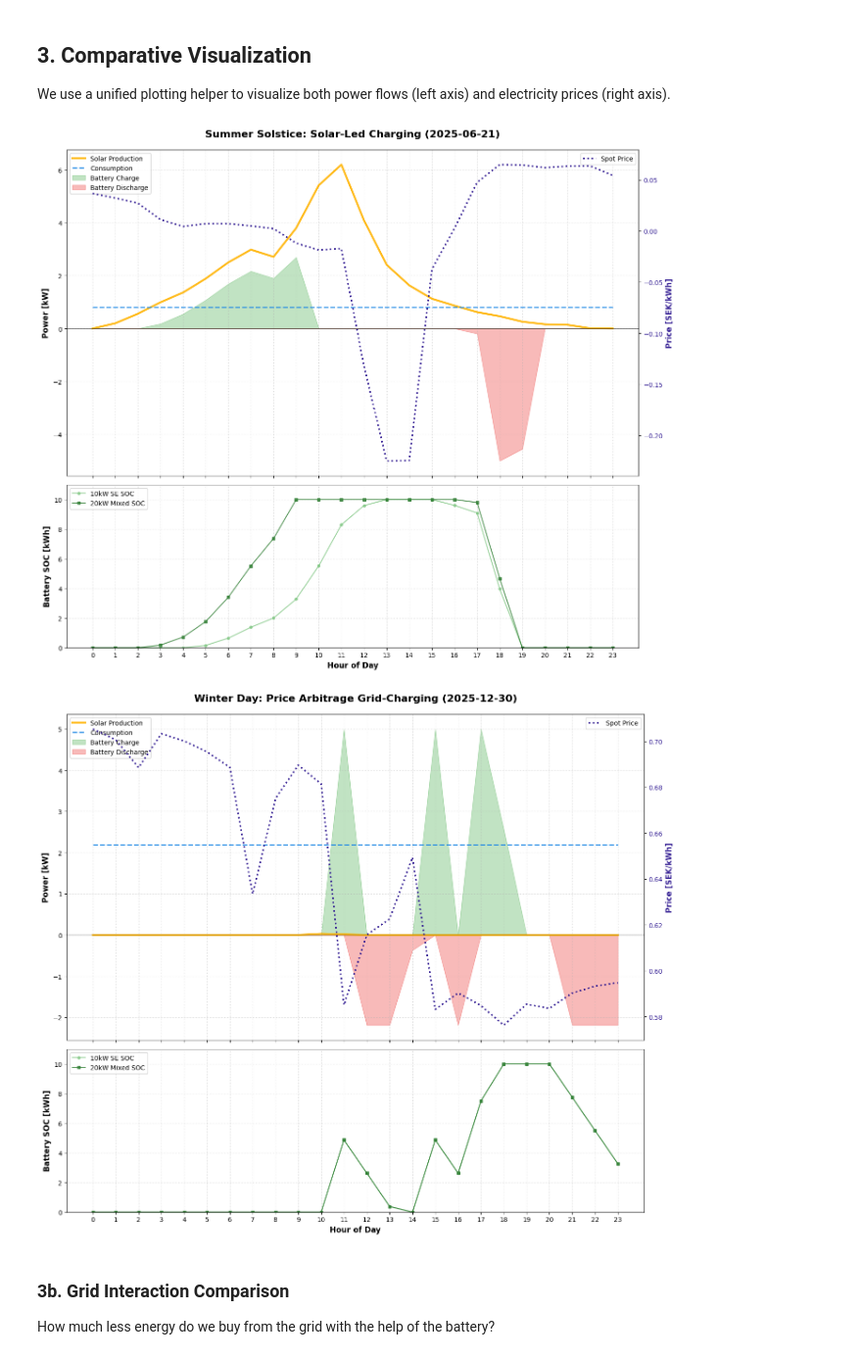
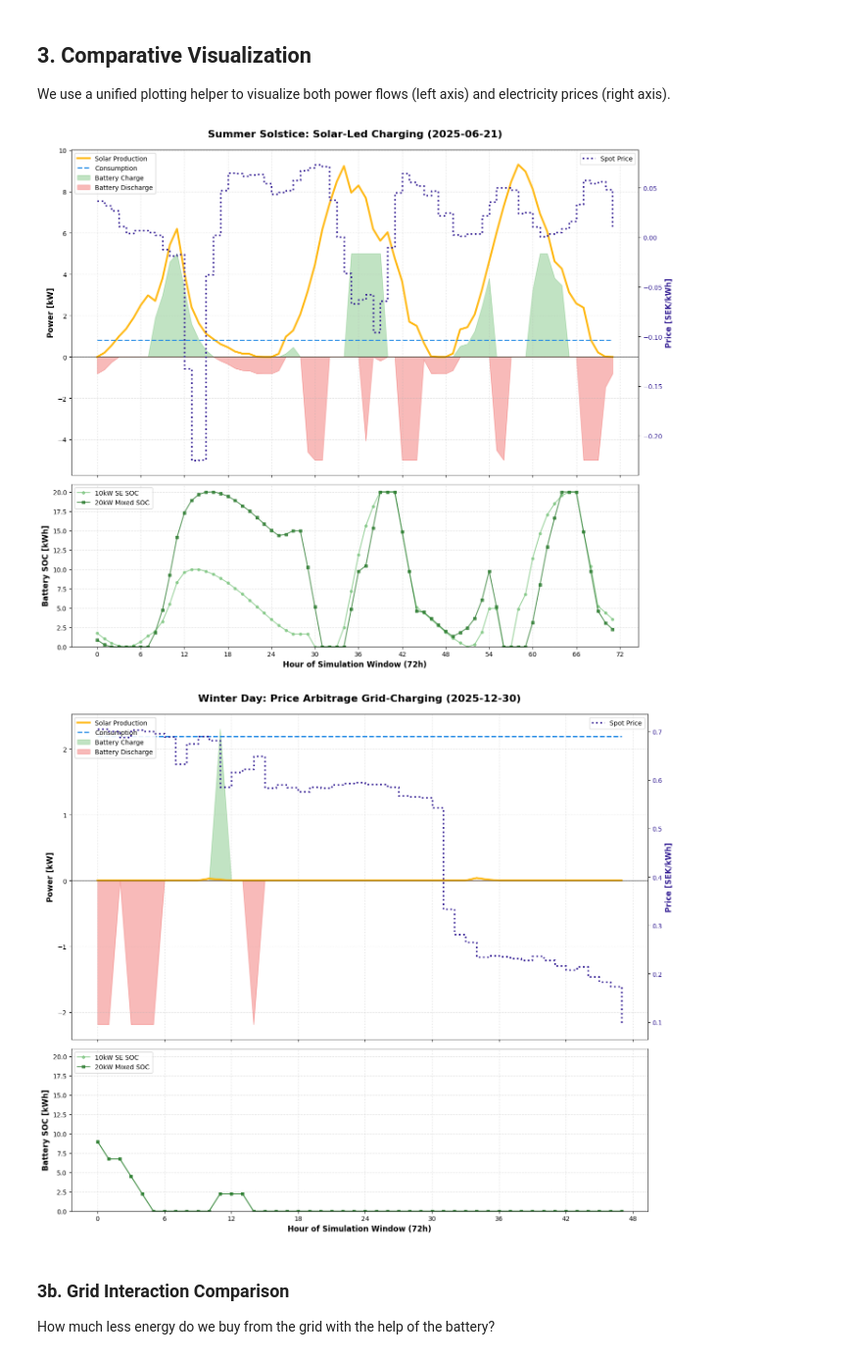
Before and after one commit to SergeyVlSorokin/solar, a Jupyter notebook: notebooks/04-battery-impact-analysis.ipynb, the cells around one changed output. Shown at 98% size. Saved outputs shown, nothing was run; the diff lists cells and outputs as text; code cells hidden in the pictures.

Commit message:
Improve battery and financial models

```diff
--- a/notebooks/04-battery-impact-analysis.ipynb
+++ b/notebooks/04-battery-impact-analysis.ipynb
@@ -30,7 +30,7 @@ LON = 22.649684
 Both scenarios include a **10 kWh / 5 kW battery system** configured for arbitrage and self-consumption.
 # %%
 battery_cfg = BatteryConfig(
-    capacity_kwh=10.0,
+    capacity_kwh=20.0,
     max_power_kw=5.0,
     round_trip_efficiency=0.95,
     fcr_allocation_pct=0.0
@@ -73,14 +73,15 @@ def plot_system_profile(ts_dfs, labels, date_str, title):
     Premium plotting helper for power flows and spot prices.
     """
     time_index = pd.date_range(f"{YEAR}-01-01", periods=8760, freq="h", tz="Europe/Stockholm")
-    target_date = pd.to_datetime(f"{date_str}").date()
-    mask = time_index.date == target_date
+    start_date = pd.to_datetime(f"{date_str}").date()
+    end_date = start_date + pd.Timedelta(days=2)
+    mask = (time_index.date >= start_date) & (time_index.date <= end_date)
 
     fig, (ax1, ax2) = plt.subplots(2, 1, figsize=(14, 12), sharex=True, gridspec_kw={'height_ratios': [2, 1]})
 
     # Standard Scenario for primary bars (Scenario 2 usually most interesting)
     df = ts_dfs[1][mask]
-    hrs = range(24)
+    hrs = range(len(df))
 
     # 1. Power flows on Left Axis
     ax1.plot(hrs, df['p_solar'], label="Solar Production", color='#FFB300', linewidth=3, alpha=0.9)
@@ -90,39 +91,39 @@ def plot_system_profile(ts_dfs, labels, date_str, title):
     ax1.fill_between(hrs, -df['battery_discharged_kwh'], label="Battery Discharge", color='#EF5350', alpha=0.4)
 
     ax1.set_title(f"{title} ({date_str})", fontsize=16, fontweight='bold', pad=20)
     ax1.set_ylabel("Power [kW]", fontsize=12, fontweight='bold')
     ax1.grid(True, linestyle=':', alpha=0.6)
     ax1.axhline(0, color='black', linewidth=1, alpha=0.5)
     ax1.legend(loc='upper left', frameon=True, facecolor='white', framealpha=0.9)
 
     # 2. Spot Price on Right Axis
     ax1_price = ax1.twinx()
-    ax1_price.plot(hrs, df['spot_prices'], color='#311B92', linestyle=':', linewidth=2.5, label="Spot Price")
+    ax1_price.step(hrs, df['spot_prices'], color='#311B92', linestyle=':', linewidth=2.5, label="Spot Price", where='post')
     ax1_price.set_ylabel("Price [SEK/kWh]", color='#311B92', fontsize=12, fontweight='bold')
     ax1_price.tick_params(axis='y', labelcolor='#311B92')
     ax1_price.legend(loc='upper right')
 
     # 3. SOC Comparison on Bottom
     colors = ['#81C784', '#2E7D32']
     for i, (tdf, lbl) in enumerate(zip(ts_dfs, labels)):
         ax2.plot(hrs, tdf[mask]['battery_soc_kwh'], label=f"{lbl} SOC", color=colors[i], marker='o' if i==0 else 's', markersize=4, alpha=0.8)
 
     ax2.set_ylabel("Battery SOC [kWh]", fontsize=12, fontweight='bold')
-    ax2.set_xlabel("Hour of Day", fontsize=12, fontweight='bold')
-    ax2.set_ylim(0, 11)
+    ax2.set_xlabel("Hour of Simulation Window (72h)", fontsize=12, fontweight='bold')
+    ax2.set_ylim(0, battery_cfg.capacity_kwh + 1)
     ax2.grid(True, linestyle=':', alpha=0.6)
     ax2.legend(loc='upper left')
 
-    plt.xticks(range(24))
+    plt.xticks(range(0, len(df)+1, 6))
     plt.tight_layout()
     plt.show()
 
 # Execute Visualizations
 plot_system_profile([ts1, ts2], ["10kW SE", "20kW Mixed"], "2025-06-21", "Summer Solstice: Solar-Led Charging")
 plot_system_profile([ts1, ts2], ["10kW SE", "20kW Mixed"], "2025-12-30", "Winter Day: Price Arbitrage Grid-Charging")
 # %% [output]
-[figure, old version]
+[figure, new version]
-[figure, old version]
+[figure, new version]
 # %% [markdown]
 ### 3b. Grid Interaction Comparison
 How much less energy do we buy from the grid with the help of the battery?
```
Also changed, not shown: parts of 5 cells of this notebook, 11 other files.
